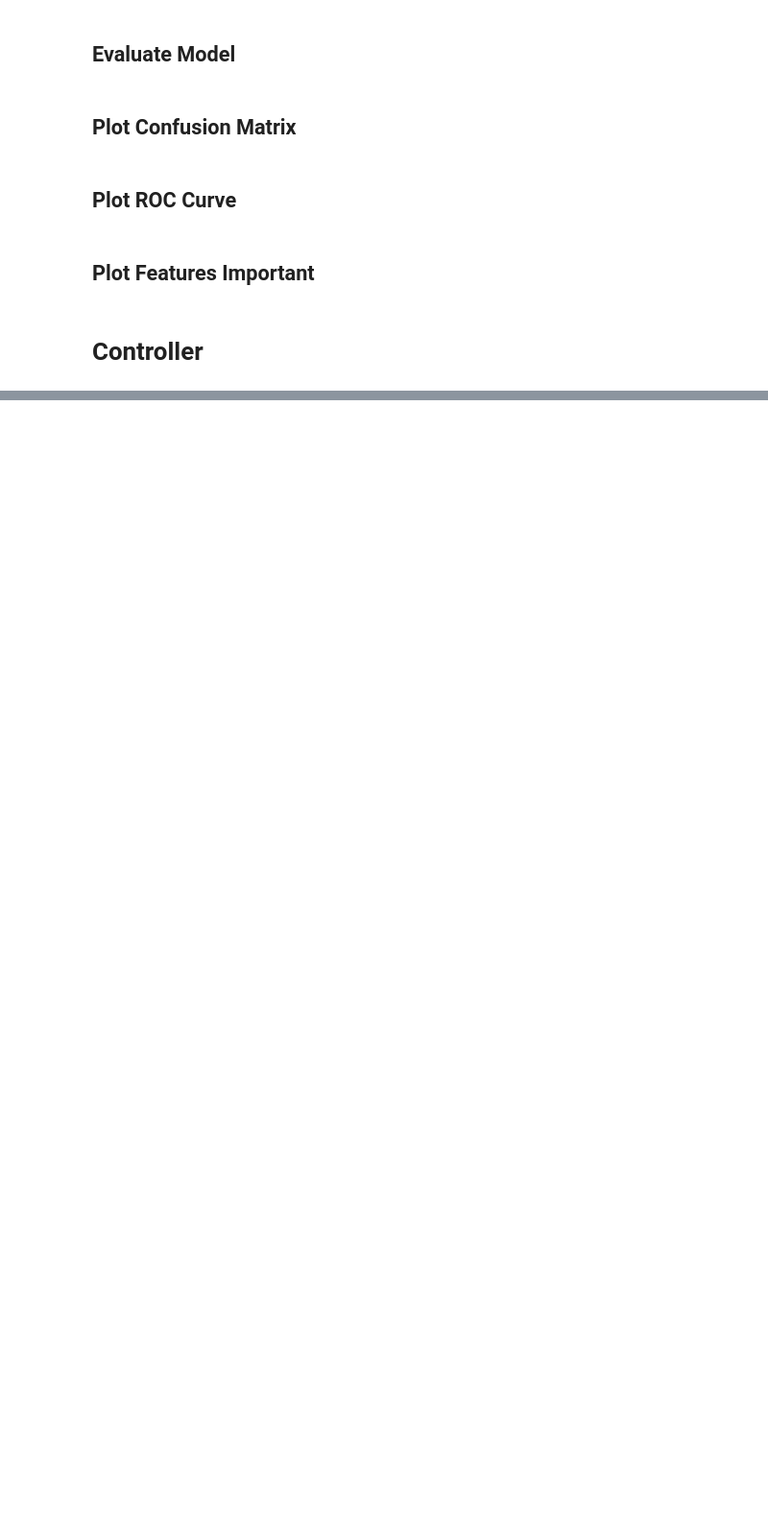
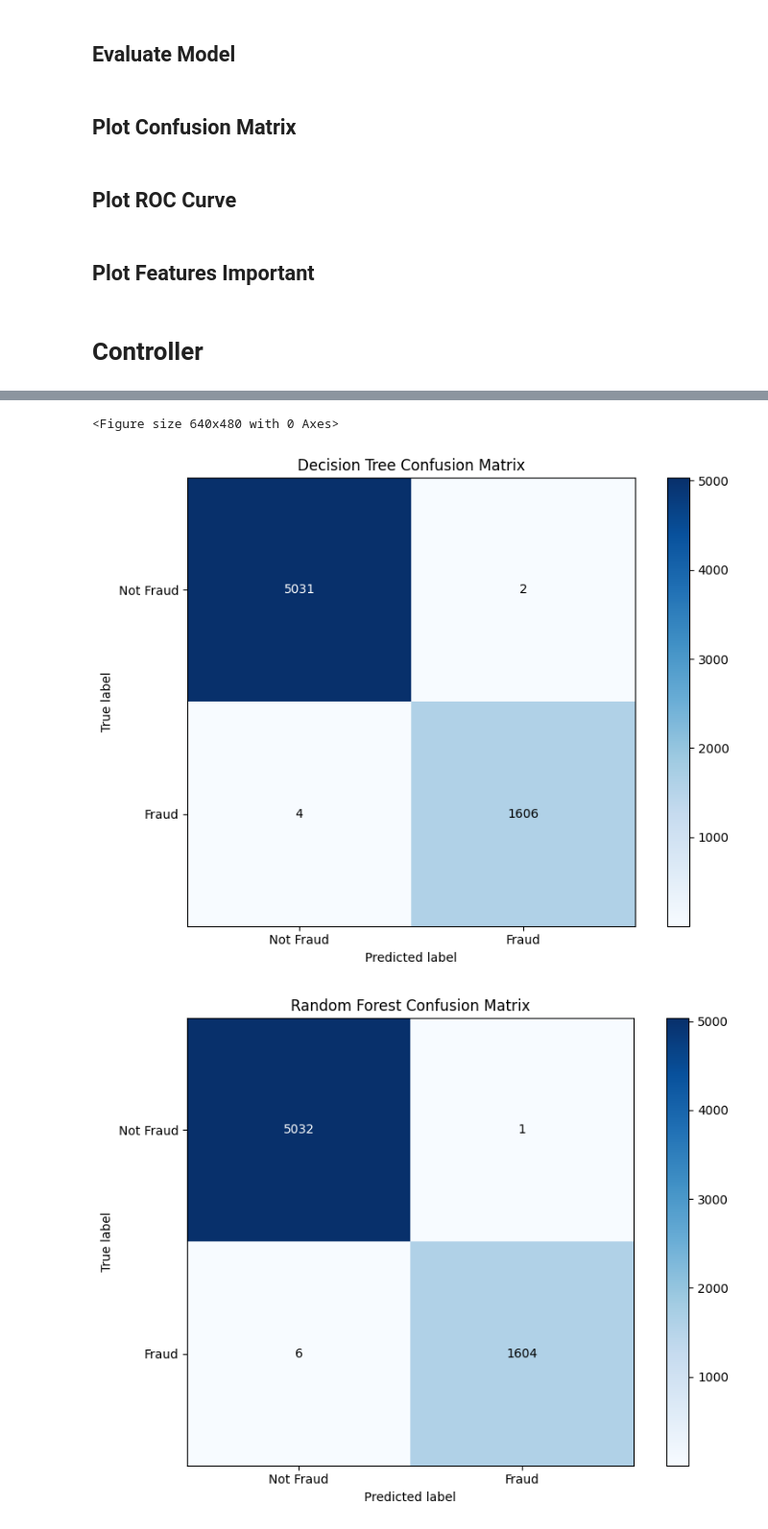
Before and after one commit to AkmaLeyzal/FraudDetectionForFinancialTransaction, a Jupyter notebook: Project_Artificial_Intellegence.ipynb, the cells around one changed output, grey strips where cells are left out. Shown: that part at 96% size. Cells and saved outputs as stored; diff of their text form; code cells hidden in the pictures; blank space fills up the shorter version.

```diff
--- a/Project_Artificial_Intellegence.ipynb
+++ b/Project_Artificial_Intellegence.ipynb
@@ -154,7 +154,7 @@ class DecisionTree:
         )
 
         if best_feature is None:
-            node = DecisionTreeNode(value=Counter(y).most_common(1)[0][0])
+            node = DecisionTreeNode(value=np.argmax(np.bincount(y)))
             node.gini = self._calculate_weighted_gini(y)
             return node
 
@@ -316,10 +316,7 @@ class RandomForest:
             X_subset = X[:, feature_subset]
             predictions[:, i] = tree.predict(X_subset)
 
-        return np.array([
-            Counter(row).most_common(1)[0][0]
-            for row in predictions
-        ])
+        return np.apply_along_axis(lambda x: np.argmax(np.bincount(x)), axis=1, arr=predictions.astype(int))
 
     def get_feature_importance_plot(self, feature_names=None):
         if self.feature_importances_ is None:
@@ -524,3 +530,18 @@ def handle_imbalanced_data(X: np.ndarray, y: np.ndarray, strategy: str) -> Tuple
+# %%
+def preprocess_data(df: pd.DataFrame, sampling_strategy: str, use_feature_engineering: bool = True) -> Tuple[np.ndarray, np.ndarray]:
+    df = df.copy()
+    if use_feature_engineering:
+        df_engineered, feature_names, scaler = engineer_features(df)
+    else:
+        df_engineered = df
+
+    X = df_engineered.drop(['isFraud', 'isFlaggedFraud'], axis=1, errors='ignore').values
+    y = df['isFraud'].values
+
+    if sampling_strategy != 'none':
+        X, y = handle_imbalanced_data(X, y, sampling_strategy)
+
+    return X, y, feature_names, scaler
 # %% [markdown]
 ## Evaluate Model
 # %%
@@ -756,0 +755,14 @@ IndexError: list index out of range
+# %%
+plt.figure()
+
+
+plot_confusion_matrix(y_test, dt_pred, "Decision Tree Confusion Matrix")
+
+plot_confusion_matrix(y_test, rf_pred, "Random Forest Confusion Matrix")
+
+plt.tight_layout()
+plt.show()
+# %% [output]
+<Figure size 640x480 with 0 Axes>
+[figure, added]
+[figure, added]
```
Also changed, not shown: parts of 21 cells of this notebook, 4 other files.
